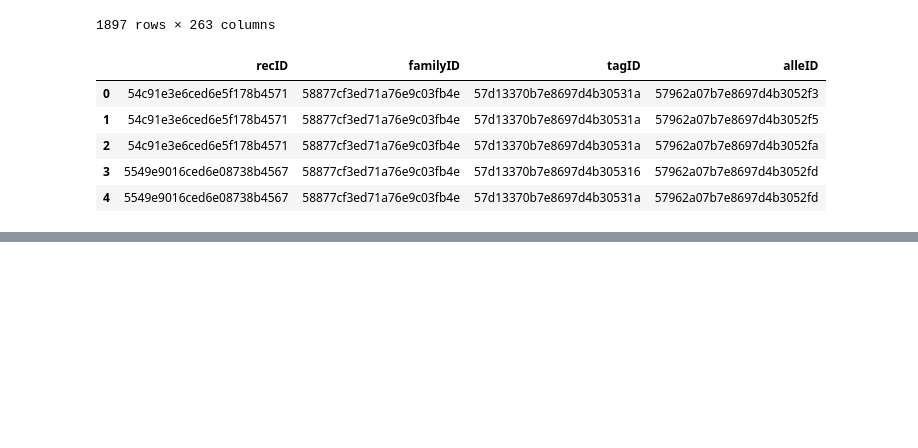
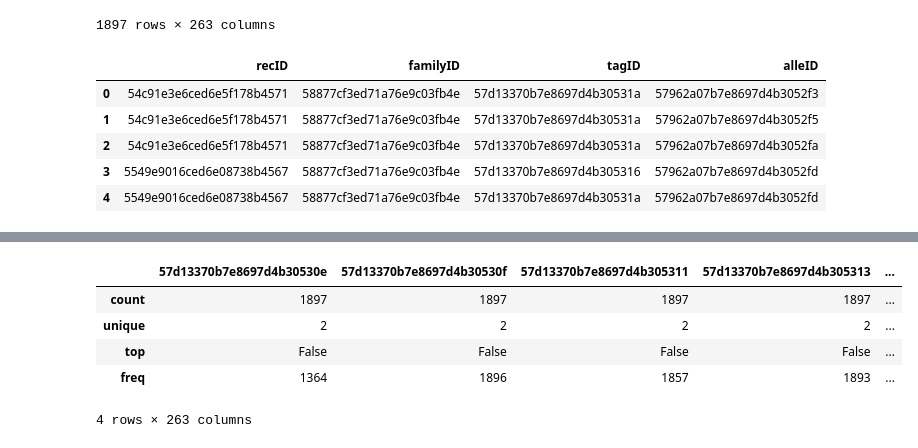
Before and after one commit to oilyshelf/RecipeRecommender, a Jupyter notebook: Resources/BPA/RecipeBooleanMatrix.ipynb, the cells around one changed output, grey strips where cells are left out. Drawn from its saved outputs; the diff is of its cells as text; code cells hidden in the pictures; blank space fills up the shorter version.

```diff
--- a/Resources/BPA/RecipeBooleanMatrix.ipynb
+++ b/Resources/BPA/RecipeBooleanMatrix.ipynb
@@ -67,0 +95,9 @@ big_ass_table[mask].shape
+# %%
+df.describe()
+# %% [output]
+|  | 57d13370b7e8697d4b30530e | 57d13370b7e8697d4b30530f | 57d13370b7e8697d4b305311 | 57d13370b7e8697d4b305313 | ... |
+| count | 1897 | 1897 | 1897 | 1897 | ... |
+| unique | 2 | 2 | 2 | 2 | ... |
+| top | False | False | False | False | ... |
+| freq | 1364 | 1896 | 1857 | 1893 | ... |
+4 rows × 263 columns
```
Also changed, not shown: parts of 3 cells of this notebook, 1 other file.
